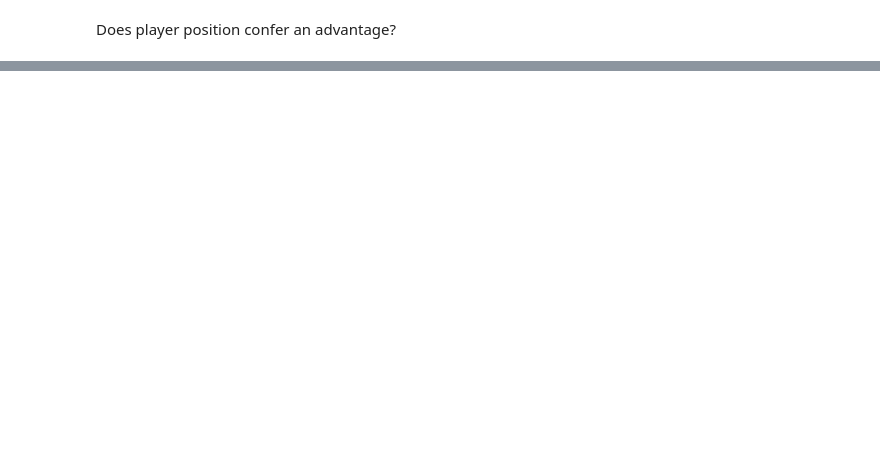
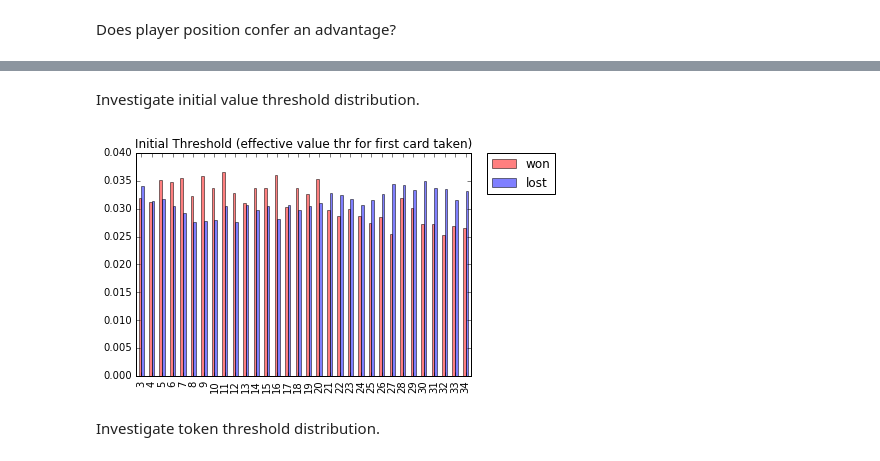
Before and after one commit to schrodinator/No_Thanks, a Jupyter notebook: analysis.ipynb, the cells around one changed output, grey strips where cells are left out. Saved outputs shown, nothing was run; the diff lists cells and outputs as text; code cells hidden in the pictures; blank space fills up the shorter version.

```diff
--- a/analysis.ipynb
+++ b/analysis.ipynb
@@ -211,0 +213,13 @@ lose_pos
+# %% [markdown]
+Investigate initial value threshold distribution.
+# %%
+inval = pd.DataFrame()
+inval['won'] = df[df['won'] > 0]['init_thr'].value_counts(sort=False) / num_win
+inval['lost'] = df[df['won'] == 0]['init_thr'].value_counts() / num_lose
+ax = inval.sort_index().plot.bar(title='Initial Threshold (effective value thr for first card taken)', \
+                                 legend=False, color=['r', 'b'], alpha=opacity)
+leg = ax.legend(bbox_to_anchor=(1.05, 1), loc=2, borderaxespad=0.)
+# %% [output]
+[figure, added]
+# %% [markdown]
+Investigate token threshold distribution.
```
Also changed, not shown: parts of 20 cells of this notebook, 1 other file.
